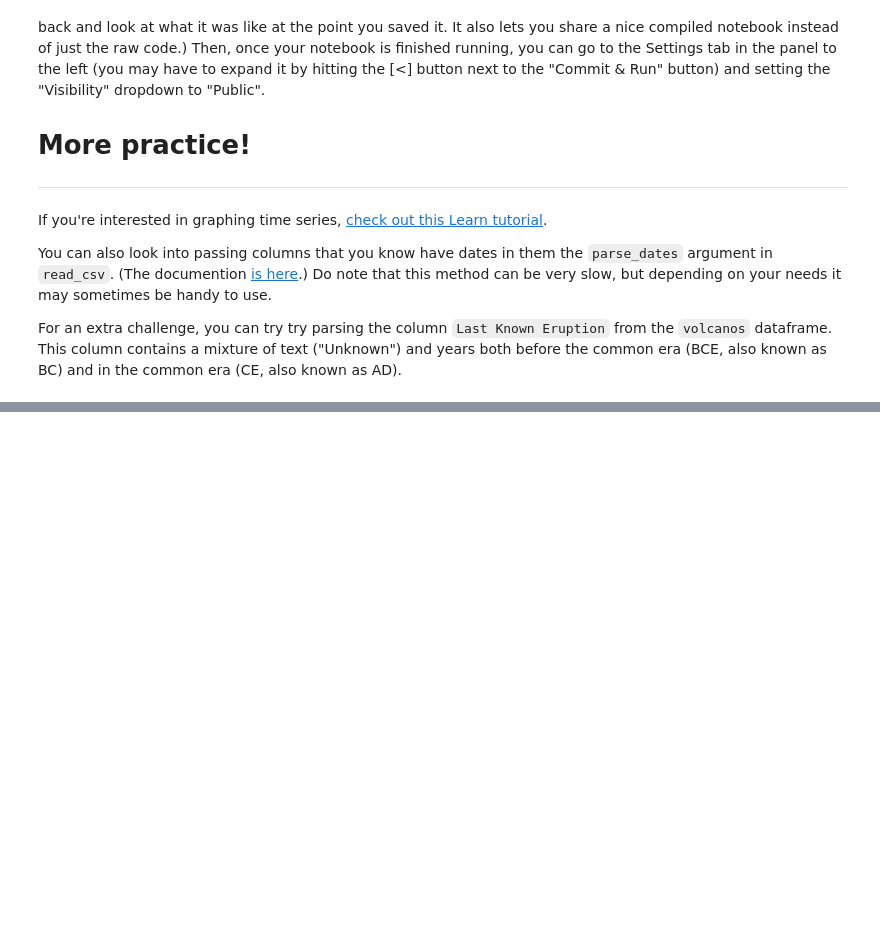
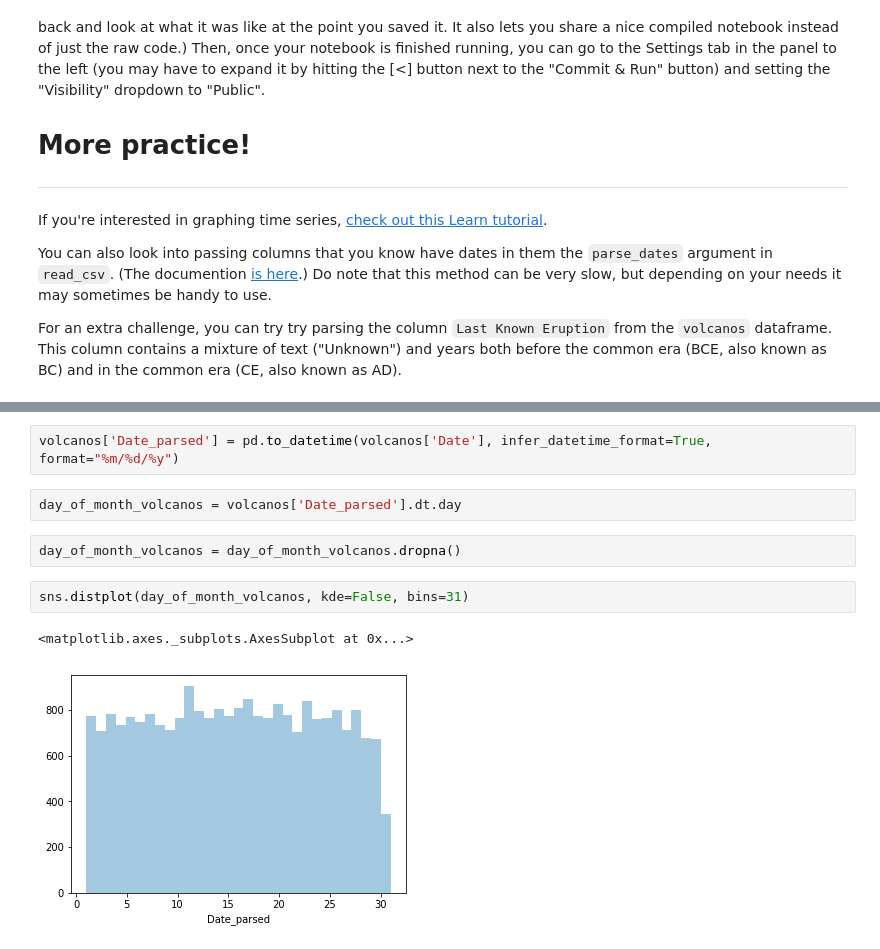
Before and after one commit to h3nr7/data-cleaning-challenge, a Jupyter notebook: 03-parsing_dates/notebook.ipynb, the cells around one changed output, grey strips where cells are left out. Saved outputs shown, nothing was run; the diff lists cells and outputs as text; blank space fills up the shorter version.

```diff
--- a/03-parsing_dates/notebook.ipynb
+++ b/03-parsing_dates/notebook.ipynb
@@ -155,0 +231,11 @@ volcanos['Last Known Eruption'].sample(5)
+# %%
+volcanos['Date_parsed'] = pd.to_datetime(volcanos['Date'], infer_datetime_format=True, format="%m/%d/%y")
+# %%
+day_of_month_volcanos = volcanos['Date_parsed'].dt.day
+# %%
+day_of_month_volcanos = day_of_month_volcanos.dropna()
+# %%
+sns.distplot(day_of_month_volcanos, kde=False, bins=31)
+# %% [output]
+<matplotlib.axes._subplots.AxesSubplot at 0x...>
+[figure, added]
```
Also changed, not shown: parts of 14 cells of this notebook, 1 other file.
